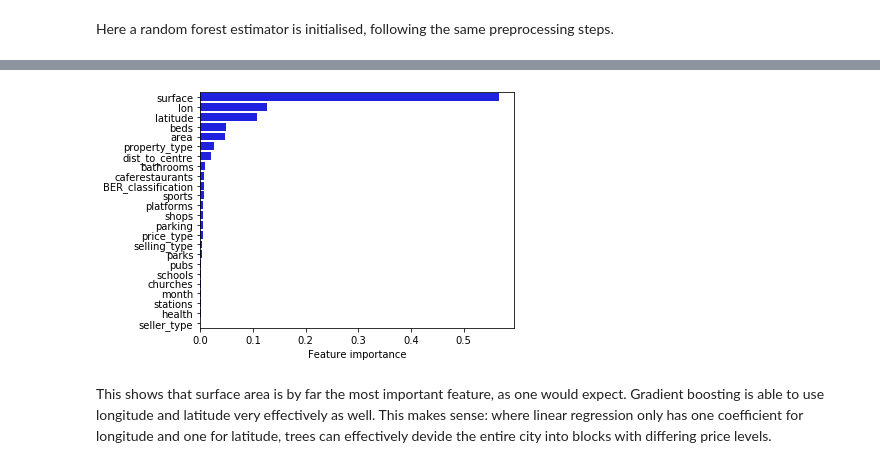
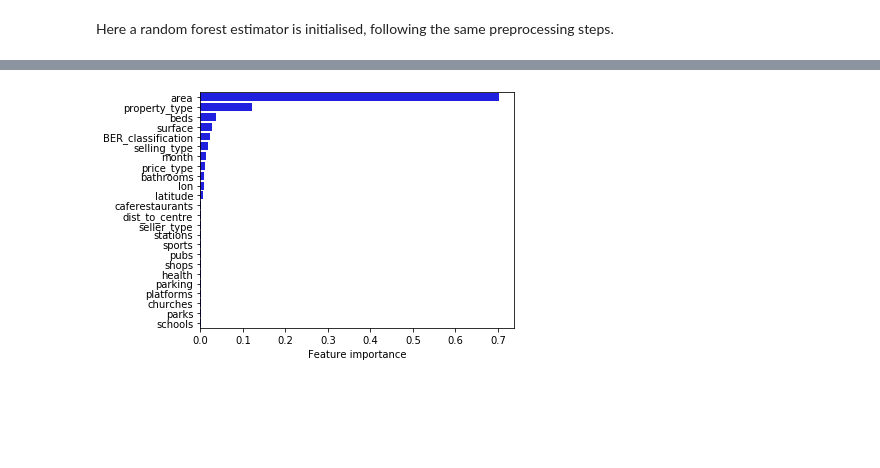
Before and after one commit to mwilkens1/fundaft, a Jupyter notebook: predict_price.ipynb, the cells around one changed output, grey strips where cells are left out. Cells and saved outputs as stored; diff of their text form; code cells hidden in the pictures; blank space fills up the shorter version.

```diff
--- a/predict_price.ipynb
+++ b/predict_price.ipynb
@@ -42,13 +41,13 @@ dtypes: float64(9), int64(11), object(20)
 memory usage: 3.8+ MB
 # %%
 df_ads['published_date'] = pd.to_datetime(df_ads.published_date)
-df_ads['month'] = df_ads['published_date'].dt.to_period('M')
+df_ads['month'] = df_ads['published_date'].dt.to_period('M').astype(str)
 
 df_ads['parking'] = df_ads.facility.str.contains('parking', case=False, regex=False)
 # %% [markdown]
 Selecting the relevant variables and describing
 # %%
-df_ads = df_ads[['area','property_type','ber_classification','seller_type','selling_type','price_type','price','month','bathrooms','beds','surface','dist_to_centre','caferestaurants', 'churches', 'health', 'parks', 'platforms', 'pubs','schools', 'shops', 'sports', 'stations', 'latitude', 'longitude','parking']]
+df_ads = df_ads[['price','surface','area','property_type','ber_classification','seller_type','selling_type','price_type','month','bathrooms','beds','dist_to_centre','caferestaurants', 'churches', 'health', 'parks', 'platforms', 'pubs','schools', 'shops', 'sports', 'stations', 'latitude', 'longitude','parking']]
 
 df_ads.describe()
 # %% [output]
@@ -113,7 +112,6 @@ X_train, X_test, y_train, y_test = train_test_split(X, y, test_size=0.2, random_
 Creating a list of categorical features and a list of numeric features. Both sets of features will be transformed and imputed differently. The categorical features need to be encoded to binary variables.
 # %%
 categorical_features = df_ads.columns[df_ads.dtypes==object].tolist()
-categorical_features.append('month')
 
 numeric_features = list(df_ads.columns)
 for x in categorical_features:
@@ -346,0 +245,31 @@ Hypertuning improves the model just a little.
+# %%
+from xgboost import XGBRegressor
+
+steps_xgb = [('preprocessor', preprocessor),
+            ('xgb', XGBRegressor(objective='reg:squarederror', random_state=42))]
+
+pipeline_xgb = Pipeline(steps_xgb)
+
+params_xgb = {'xgb__n_estimators': [900,1300,1500,1700,2000],
+              'xgb__max_depth': [3,5,7,9,11],
+              'xgb__learning_rate': [0.01,0.1,0.3],
+              'xgb__gamma': [0.0, 0.2, 0.4],
+              'xgb__colsample_bytree': [0.3,0.5,0.7,1]}
+
+grid_xgb = GridSearchCV(estimator=pipeline_xgb,
+                       param_grid=params_xgb,
+                       scoring='r2',
+                       cv=3,
+                       n_jobs=-1)
+
+grid_xgb.fit(X_train, y_train)
+
+best_model = grid_xgb.best_estimator_
+
+y_pred = best_model.predict(X_test)
+
+r2 = best_model.score(X_test,y_test)
+rmse = np.sqrt(mean_squared_error(y_pred,y_test))
+
+densplot('Performance XGB hypertuned', 16.2, 0.65)
+print("Tuned best parameters: {}".format(grid_xgb.best_params_))
@@ -347,33 +279,32 @@ Hypertuning improves the model just a little.
 # %%
 categorical_transformer.fit_transform(X_train[categorical_features])
 catnames_array = categorical_transformer.named_steps['onehot'].get_feature_names().tolist()
 
 catnames = []
 for i in catnames_array:
     catnames.append(i)
 names = numeric_features + catnames
 
-importances_gb = pd.DataFrame(best_model.named_steps['gb'].feature_importances_, index = names)
+importances_gb = pd.DataFrame(best_model.named_steps['xgb'].feature_importances_, index = names)
 importances_gb['var'] = importances_gb.index.str[:3]
 importances_gb.loc[0:15,'var'] = importances_gb.index[0:15]
 importances_gb.loc[importances_gb['var'].str.contains('x0_'), 'var'] = 'area'
 importances_gb.loc[importances_gb['var'].str.contains('x1_'), 'var'] = 'property_type'
 importances_gb.loc[importances_gb['var'].str.contains('x2_'), 'var'] = 'BER_classification'
 importances_gb.loc[importances_gb['var'].str.contains('x3_'), 'var'] = 'seller_type'
 importances_gb.loc[importances_gb['var'].str.contains('x4_'), 'var'] = 'selling_type'
 importances_gb.loc[importances_gb['var'].str.contains('x5_'), 'var'] = 'price_type'
 importances_gb.loc[importances_gb['var'].str.contains('x6_'), 'var'] = 'month'
 importances_gb.loc[importances_gb['var'].str.contains('x7_'), 'var'] = 'parking'
 
 df = importances_gb.groupby('var').sum().sort_values(by=0, ascending=False)
 df['var'] = df.index
 
 sns.barplot(x=0, y='var', data=df, color='b')
 plt.xlabel("Feature importance")
 plt.ylabel(None)
 plt.tight_layout()
+plt.rcParams['figure.figsize'] = [5, 10]
 plt.show()
 # %% [output]
-[figure, old version]
+[figure, new version]
-# %% [markdown]
-This shows that surface area is by far the most important feature, as one would expect. Gradient boosting is able to use longitude and latitude very effectively as well. This makes sense: where linear regression only has one coefficient for longitude and one for latitude, trees can effectively devide the entire city into blocks with differing price levels.
```
Also changed, not shown: parts of 18 cells of this notebook, 1 other file.
